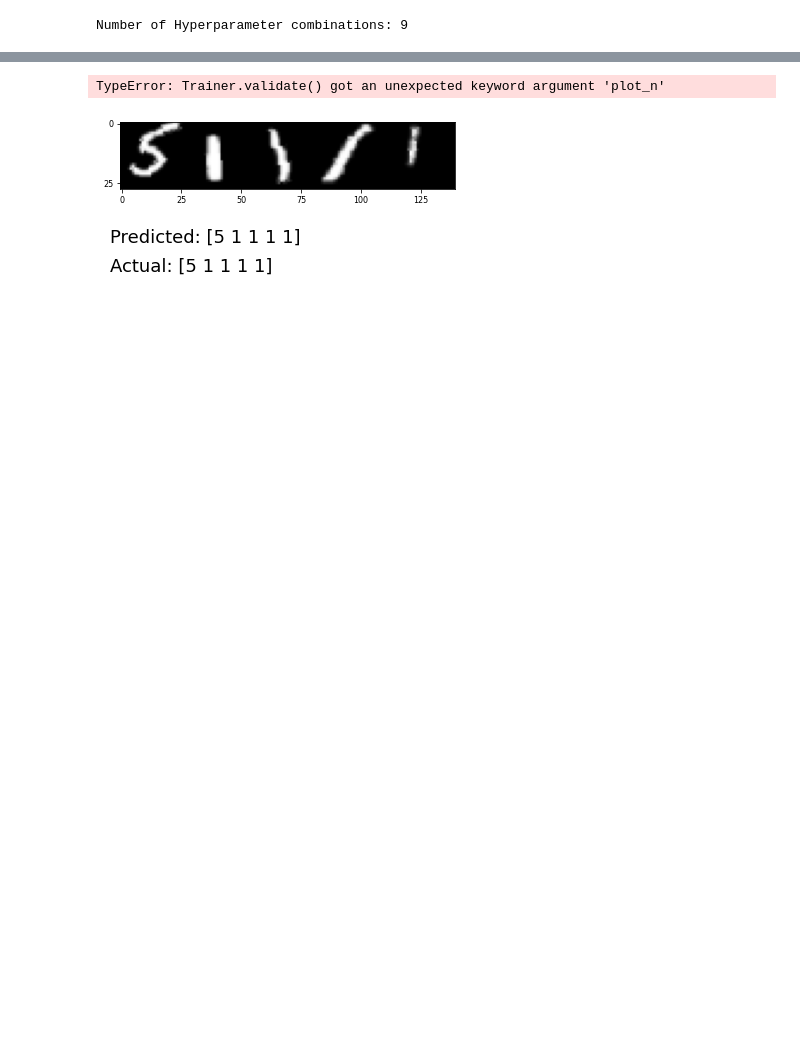
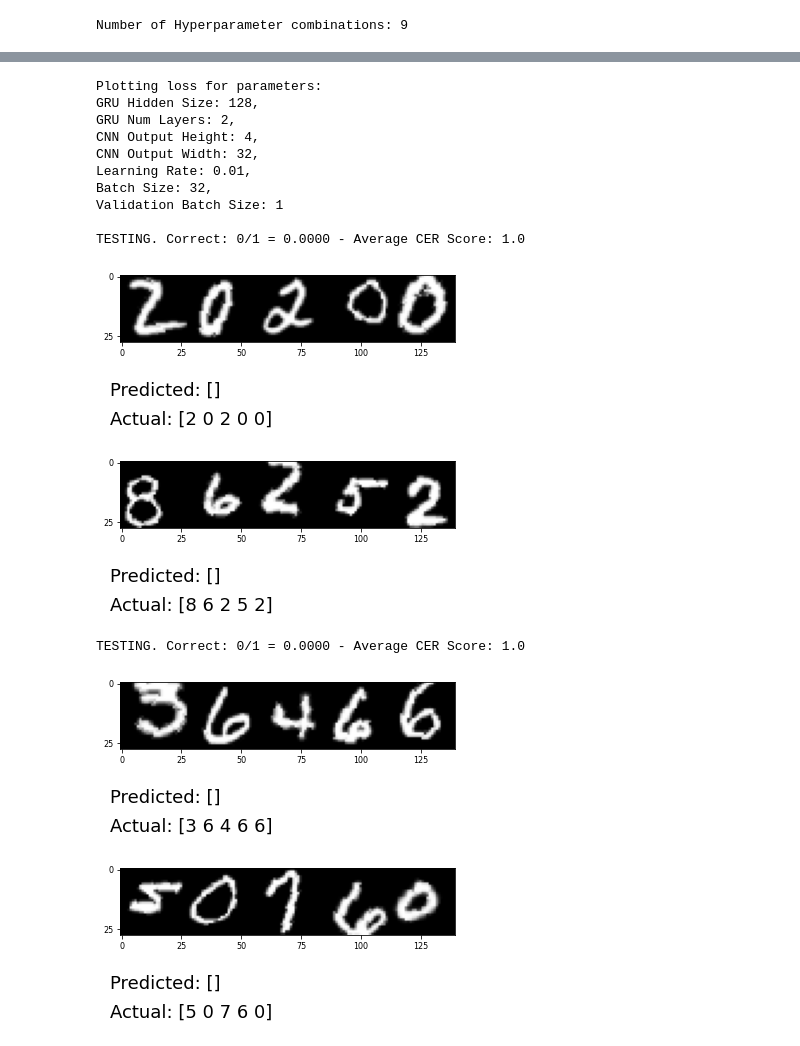
Before and after one commit to Simon-0711/neural_networks_seminar, a Jupyter notebook: benchmarking_emnist/lstm_training.ipynb, the cells around one changed output, grey strips where cells are left out. Drawn from its saved outputs; the diff is of its cells as text; code cells hidden in the pictures; blank space fills up the shorter version.

Commit message:
merger grid search with model combinations

```diff
--- a/benchmarking_emnist/lstm_training.ipynb
+++ b/benchmarking_emnist/lstm_training.ipynb
@@ -131,11 +171,12 @@ for param_combination in param_combinations:
           f"Batch Size: {batch_size}, \n"
           f"Validation Batch Size: {batch_size_val} \n")
 
-    for model_name, model in models.items():
+    for model_name, trainer in trainers.items():
         # Load model
         abbreviation = f"G{gru_hidden_size}__L{gru_num_layers}__H{cnn_output_height}__W{cnn_output_width}__LR{learning_rate}__BS{batch_size}__BSV{batch_size_val}"
         abbreviation = abbreviation.replace(".", "_")
-        base_path = f'models/{model_name}/{model_name}_{abbreviation}/'
+        main_model_name = model_name.split('-', 1)[0]
+        base_path = f'models/{main_model_name}/{model_name}/{model_name}_{abbreviation}/'
         model_path = base_path + "model.pth"
 
         model = model.to("cpu")
@@ -143,7 +184,6 @@ for param_combination in param_combinations:
 
         # Plot the trained model
         plot_loss(model_name=model_name, train_loss_per_epoch=trainer.epoch_train_cers, val_loss_per_epoch=trainer.epoch_val_cers, figure_evaluation_dir=base_path)
-
     break
 # %% [output]
 Plotting loss for parameters:
@@ -160,10 +202,47 @@ models/lstm_cnn/lstm_cnn_G128__L2__H4__W32__LR0_01__BS32__BSV1/lstm_cnn_loss.png
-# %%
-lstm_trainer.load_model('models/lstm_cnn/lstm_cnn_G128__L2__H4__W32__LR0_01__BS32__BSV1/model.pth')
-lstm_trainer.validate(plot_n=1)
-# %% [output]
-TypeError: Trainer.validate() got an unexpected keyword argument 'plot_n'
-# %%
-crnn_trainer.load_model('models/crnn/model.pth')
-crnn_trainer.test(plot_n=1)
-# %% [output]
-[figure, removed]
+# %%
+for param_combination in param_combinations:
+
+    gru_hidden_size = param_combination[0]
+    gru_num_layers = param_combination[1]
+    cnn_output_height = param_combination[2]
+    cnn_output_width = param_combination[3]
+    learning_rate = param_combination[4]
+    batch_size = param_combination[5]
+    batch_size_val = param_combination[6]
+
+    print(f"Plotting loss for parameters: \n"
+          f"GRU Hidden Size: {gru_hidden_size}, \n"
+          f"GRU Num Layers: {gru_num_layers}, \n"
+          f"CNN Output Height: {cnn_output_height}, \n"
+          f"CNN Output Width: {cnn_output_width}, \n"
+          f"Learning Rate: {learning_rate}, \n"
+          f"Batch Size: {batch_size}, \n"
+          f"Validation Batch Size: {batch_size_val} \n")
+
+    for model_name, trainer in trainers.items():
+        # Load model
+        abbreviation = f"G{gru_hidden_size}__L{gru_num_layers}__H{cnn_output_height}__W{cnn_output_width}__LR{learning_rate}__BS{batch_size}__BSV{batch_size_val}"
+        abbreviation = abbreviation.replace(".", "_")
+        main_model_name = model_name.split('-', 1)[0]
+        base_path = f'models/{main_model_name}/{model_name}/{model_name}_{abbreviation}/'
+        model_path = base_path + "model.pth"
+
+        # Plot the trained model
+        trainer.test(plot_n=2)
+    break
+# %% [output]
+Plotting loss for parameters:
+GRU Hidden Size: 128,
+GRU Num Layers: 2,
+CNN Output Height: 4,
+CNN Output Width: 32,
+Learning Rate: 0.01,
+Batch Size: 32,
+Validation Batch Size: 1
+
+TESTING. Correct: 0/1 = 0.0000 - Average CER Score: 1.0
+[figure, added]
+[figure, added]
+TESTING. Correct: 0/1 = 0.0000 - Average CER Score: 1.0
+[figure, added]
+[figure, added]
```
Also changed, not shown: parts of 5 cells of this notebook, 10 other files.
